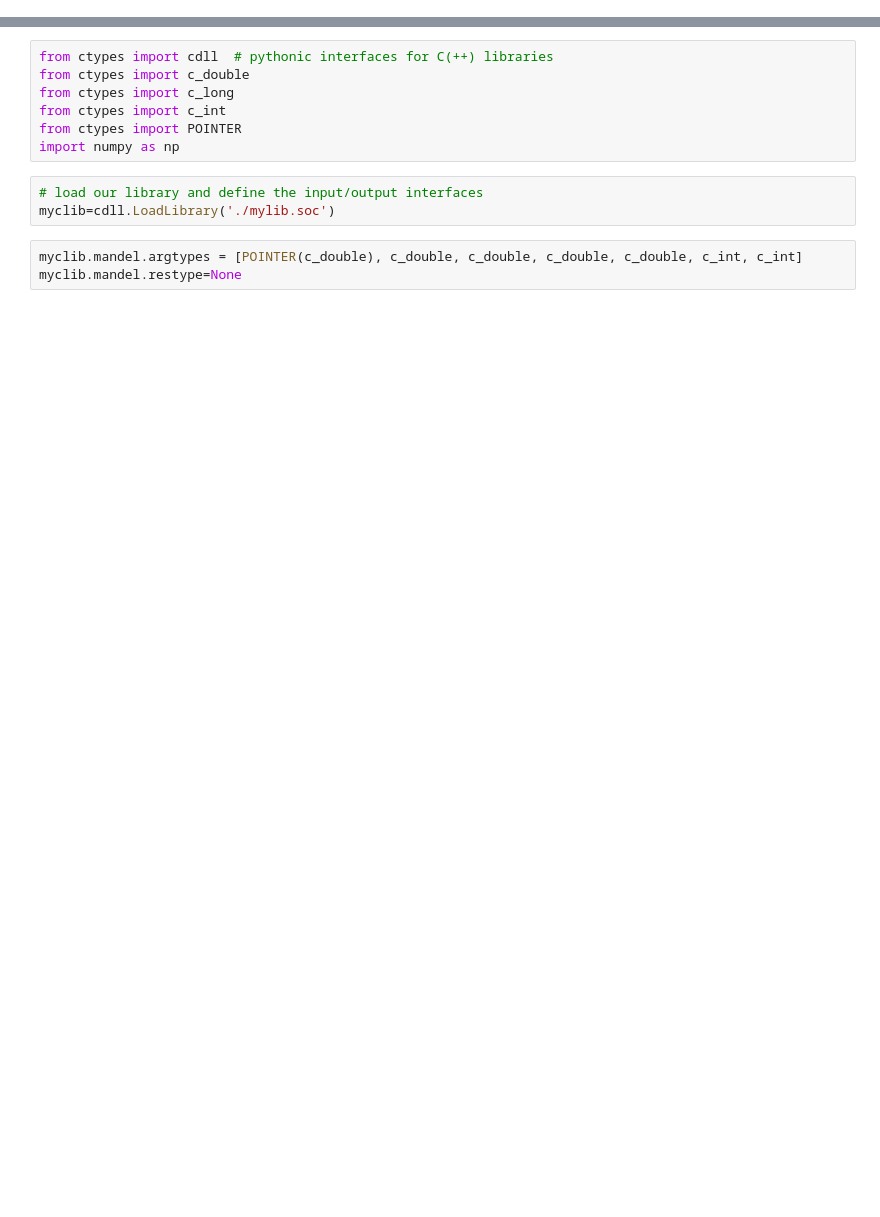
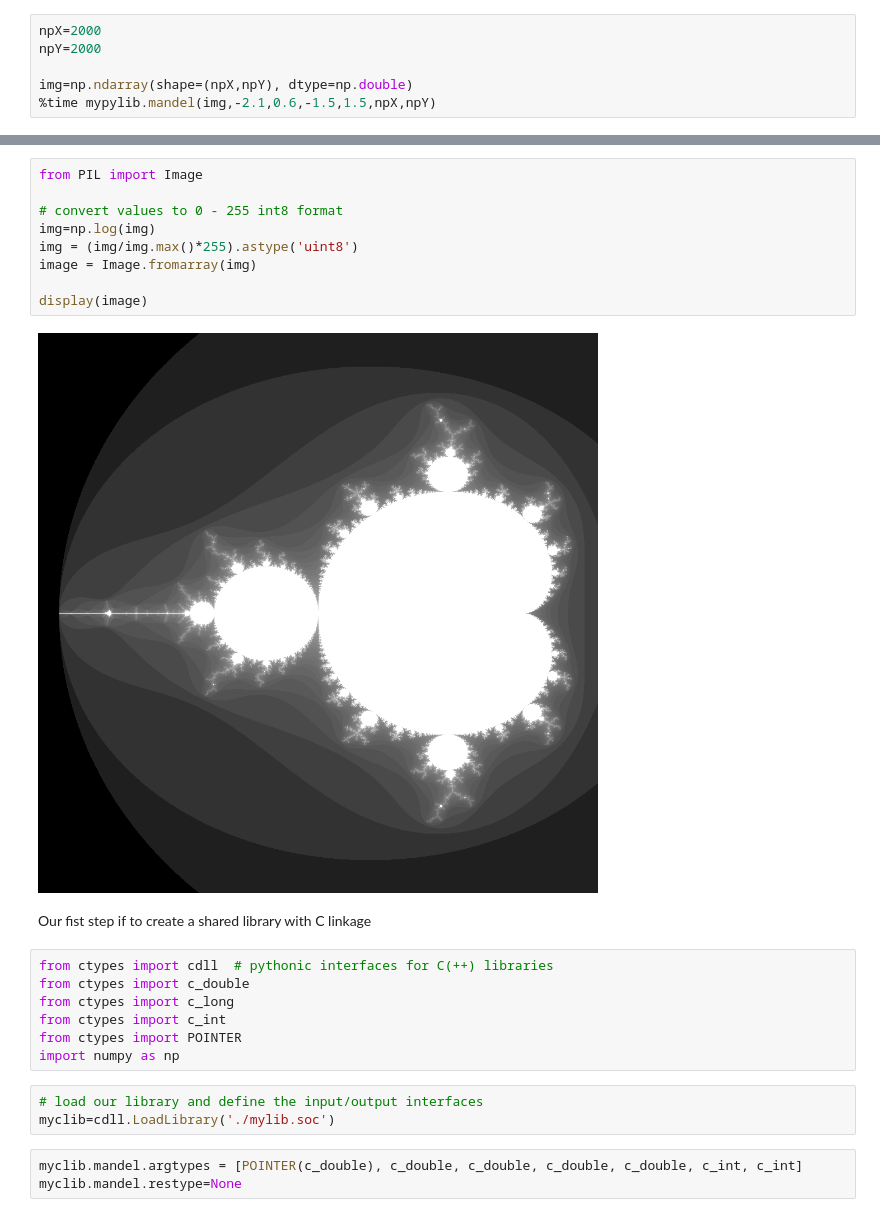
Before and after one commit to zpv8bq/C-to-Python, a Jupyter notebook: C-to-Python.ipynb, the cells around one changed output, grey strips where cells are left out. Saved outputs shown, nothing was run; the diff lists cells and outputs as text; blank space fills up the shorter version.

```diff
--- a/C-to-Python.ipynb
+++ b/C-to-Python.ipynb
@@ -10,0 +26,6 @@ The code below uses:
+# %%
+npX=2000
+npY=2000
+
+img=np.ndarray(shape=(npX,npY), dtype=np.double)
+%time mypylib.mandel(img,-2.1,0.6,-1.5,1.5,npX,npY)
@@ -11,3 +35,16 @@ The code below uses:
+# %%
+from PIL import Image
+
+# convert values to 0 - 255 int8 format
+img=np.log(img)
+img = (img/img.max()*255).astype('uint8')
+image = Image.fromarray(img)
+
+display(image)
+# %% [output]
+[figure, added]
+# %% [markdown]
+Our fist step if to create a shared library with C linkage
 # %%
 from ctypes import cdll  # pythonic interfaces for C(++) libraries
 from ctypes import c_double
```
Also changed, not shown: parts of 7 cells of this notebook, 1 other file.
